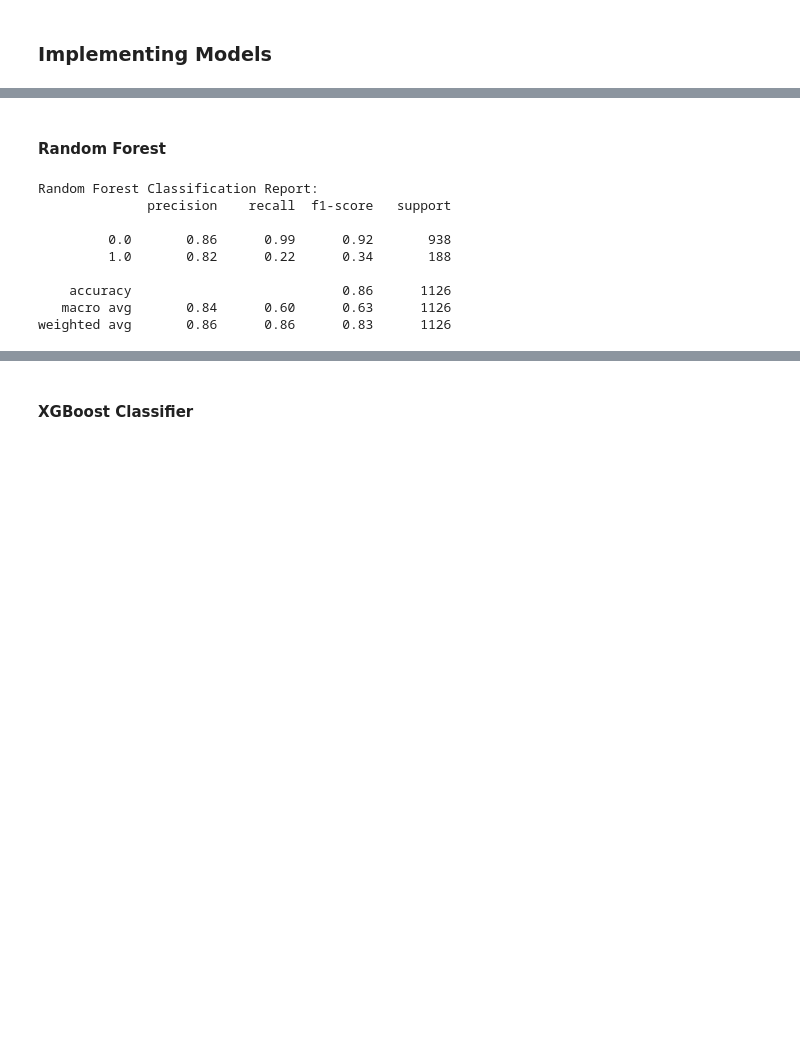
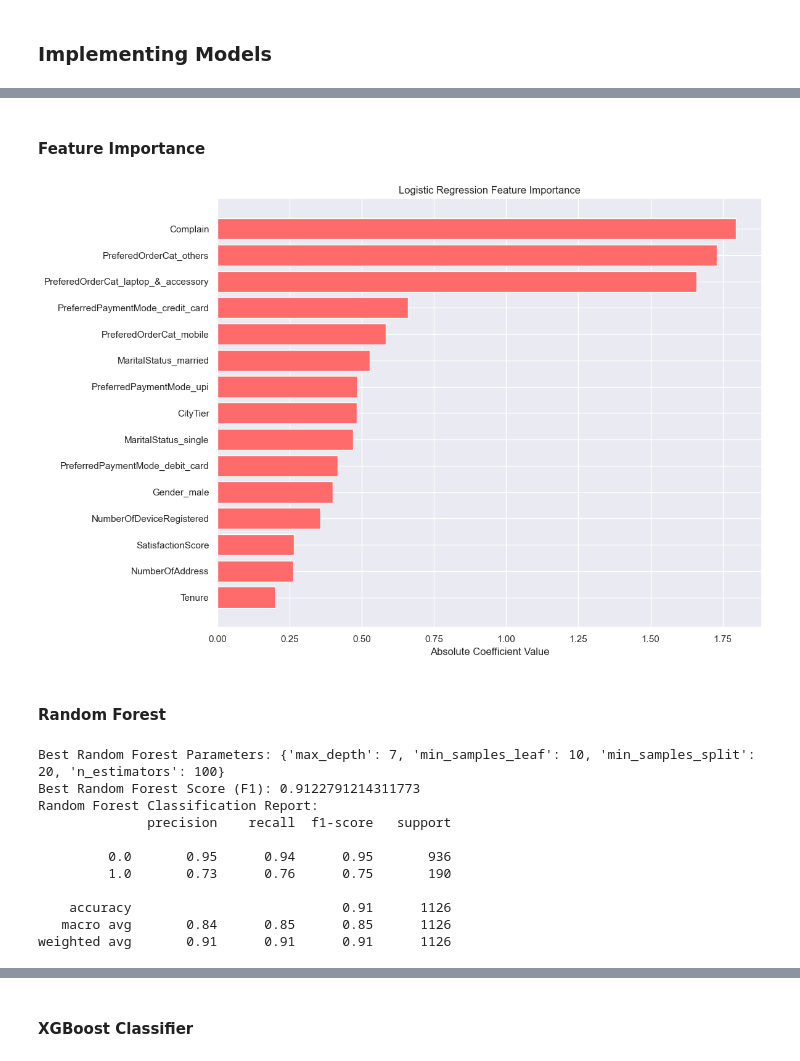
Before and after one commit to Musaddaq1/Predicting-Customer-Churn-, a Jupyter notebook: Notebook.ipynb, the cells around one changed output, grey strips where cells are left out. Saved outputs shown, nothing was run; the diff lists cells and outputs as text; code cells hidden in the pictures; blank space fills up the shorter version.

```diff
--- a/Notebook.ipynb
+++ b/Notebook.ipynb
@@ -303,0 +390,10 @@ LogisticRegression(random_state=123)
+# %%
+# Grid search for Logistic Regression with BETTER METRICS for imbalanced data
+grid_search_lr = GridSearchCV(
+    LogisticRegression(random_state=123),
+    param_grid_lr,
+    cv=5,
+    scoring=['f1', 'roc_auc', 'average_precision'],  # Multiple metrics
+    refit='f1',  # Use F1 for final model selection
+    n_jobs=-1
+)
@@ -319,21 +462,52 @@ weighted avg       0.88      0.89      0.88      1126
+# %% [markdown]
+#### Feature Importance
+# %%
+# Get feature importance from logistic regression coefficients
+log_coef = log.coef_[0]
+feature_importance_log = pd.DataFrame({
+    'feature': X.columns,
+    'importance': np.abs(log_coef)
+}).sort_values('importance', ascending=False)
+
+# Plot feature importance for Logistic Regression
+plt.figure(figsize=(12, 8))
+top_features = feature_importance_log.head(15)
+plt.barh(range(len(top_features)), top_features['importance'], color='#FF6B6B')
+plt.yticks(range(len(top_features)), top_features['feature'])
+plt.xlabel('Absolute Coefficient Value')
+plt.title('Logistic Regression Feature Importance')
+plt.gca().invert_yaxis()
+plt.tight_layout()
+plt.show()
+# %% [output]
+[figure, added]
 # %% [markdown]
 #### Random Forest
 # %%
-# Initializing a Random Forest Classifier with a fixed random state for reproducibility
-rf = RandomForestClassifier(
-    n_estimators=10,
-    max_depth=3,
-    min_samples_split=50,
-    min_samples_leaf=20,
-    max_features='sqrt',
-    random_state=123
+# Define parameter grid
+param_grid_rf = {
+    'n_estimators': [10, 50, 100],
+    'max_depth': [3, 5, 7],
+    'min_samples_split': [20, 50, 100],
+    'min_samples_leaf': [10, 20, 30]
+}
+
+# Grid search for Random Forest with BETTER METRICS
+grid_search_rf = GridSearchCV(
+    RandomForestClassifier(random_state=123),
+    param_grid_rf,
+    cv=5,
+    scoring=['f1', 'roc_auc', 'average_precision'],  # Multiple metrics
+    refit='f1',  # Use F1 for final model selection
+    n_jobs=-1
 )
 
-# Training (fit) the Random Forest model on the training data
-rf.fit(x_train, y_train)
+grid_search_rf.fit(X_train, y_train)
+# Predicting the target values for the test set using the trained Random Forest model
+y_pred_rf = grid_search_rf.predict(X_test)
 
-# Predicting the target values for the test set using the trained Random Forest model
-y_pred_rf = rf.predict(x_test)
+print("Best Random Forest Parameters:", grid_search_rf.best_params_)
+print("Best Random Forest Score (F1):", grid_search_rf.best_score_)
 
 # Printing a header for the Random Forest classification report
 print("Random Forest Classification Report:")
@@ -341,12 +515,14 @@ print("Random Forest Classification Report:")
 # Printing the classification report comparing true and predicted test labels for the Random Forest model
 print(classification_report(y_test, y_pred_rf))
 # %% [output]
+Best Random Forest Parameters: {'max_depth': 7, 'min_samples_leaf': 10, 'min_samples_split': 20, 'n_estimators': 100}
+Best Random Forest Score (F1): 0.9122791214311773
 Random Forest Classification Report:
               precision    recall  f1-score   support
 
-         0.0       0.86      0.99      0.92       938
-         1.0       0.82      0.22      0.34       188
+         0.0       0.95      0.94      0.95       936
+         1.0       0.73      0.76      0.75       190
 
-    accuracy                           0.86      1126
-   macro avg       0.84      0.60      0.63      1126
-weighted avg       0.86      0.86      0.83      1126
+    accuracy                           0.91      1126
+   macro avg       0.84      0.85      0.85      1126
+weighted avg       0.91      0.91      0.91      1126
```
Also changed, not shown: parts of 28 cells of this notebook.
